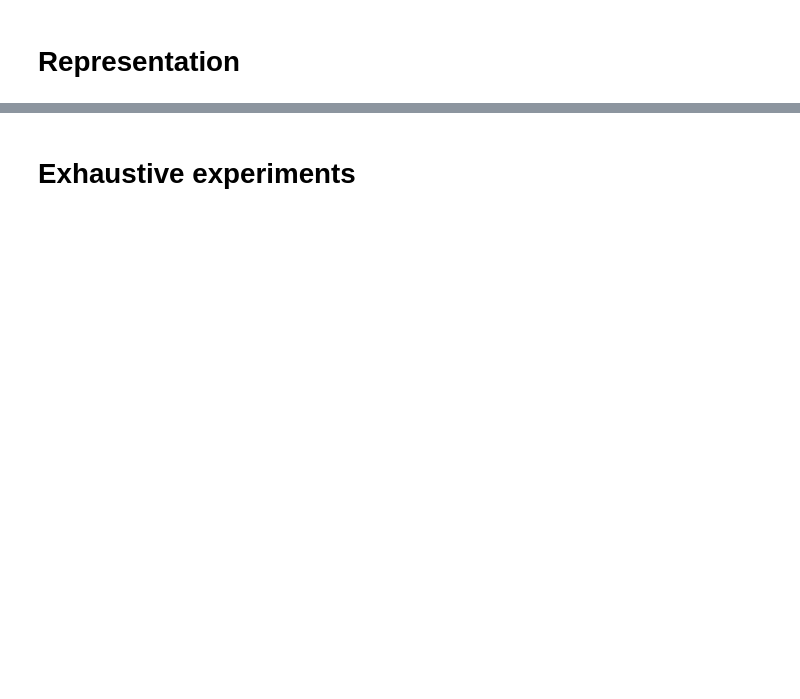
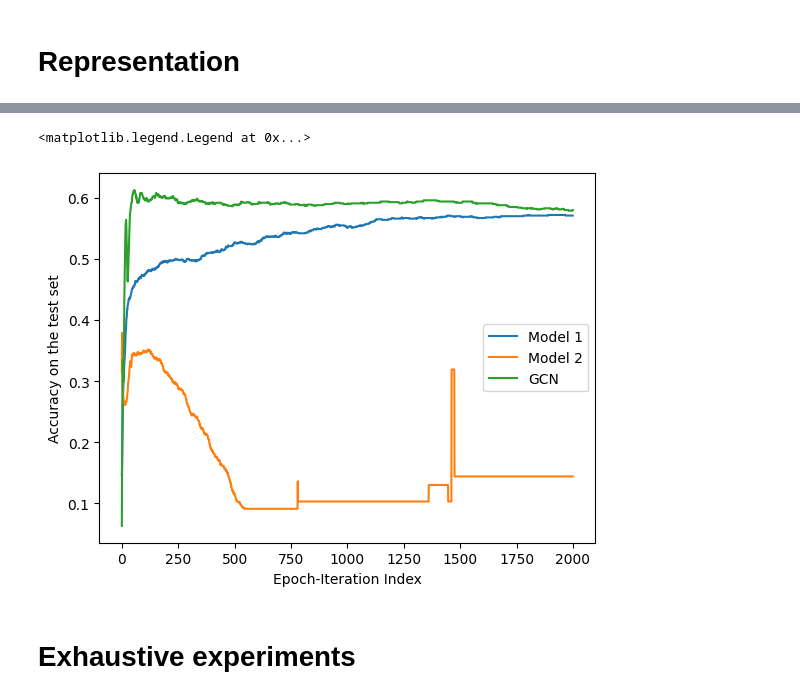
Before and after one commit to vmtenorio/robust_gnn, a Jupyter notebook: RobustGNNTests.ipynb, the cells around one changed output, grey strips where cells are left out. Saved outputs shown, nothing was run; the diff lists cells and outputs as text; code cells hidden in the pictures; blank space fills up the shorter version.

```diff
--- a/RobustGNNTests.ipynb
+++ b/RobustGNNTests.ipynb
@@ -179,3 +249,15 @@ plt.ylim([0.45,0.8])
+# %%
+plt.plot(accs_test_m1.flatten(), label="Model 1")
+plt.plot(accs_test_m2.flatten(), label="Model 2")
+plt.plot(acc_test_gcn, label="GCN")
+
+plt.xlabel("Epoch-Iteration Index")
+plt.ylabel("Accuracy on the test set")
+
+plt.legend()
+# %% [output]
+<matplotlib.legend.Legend at 0x...>
+[figure, added]
 # %% [markdown]
 # Exhaustive experiments
 # %%
```
Also changed, not shown: parts of 14 cells of this notebook, 6 other files.
